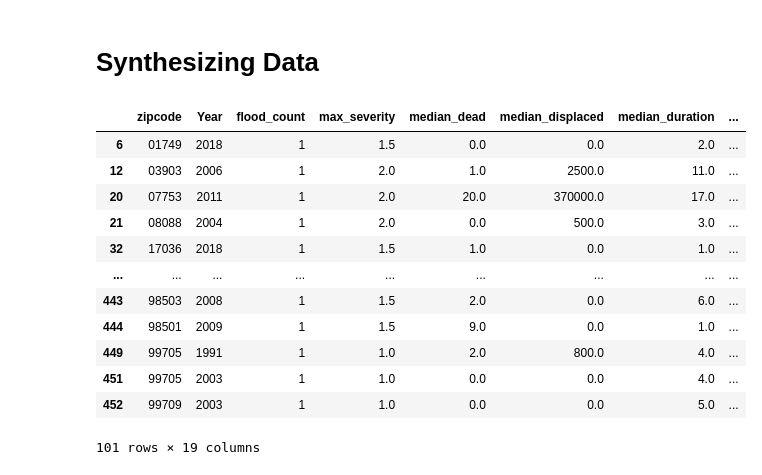
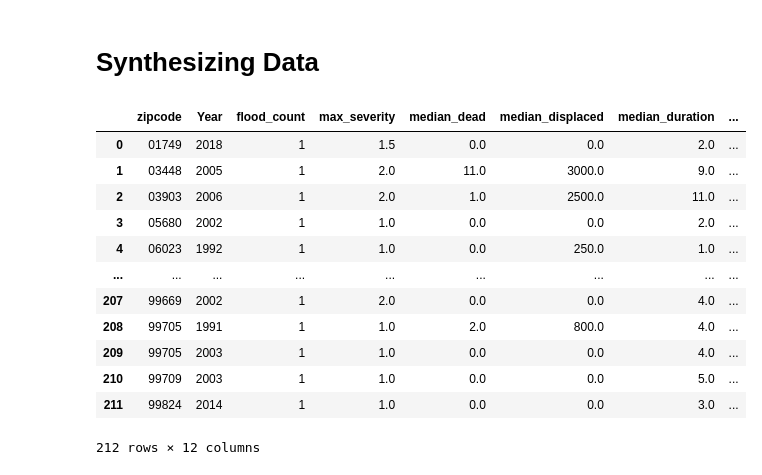
Before and after one commit to melina-thegarza/ml-climate, a Jupyter notebook: src/natural_disaster_housing_prediction.ipynb, the cells around one changed output. Saved outputs shown, nothing was run; the diff lists cells and outputs as text; code cells hidden in the pictures.

Commit message:
created synthetic data for housing-flood relationship

```diff
--- a/src/natural_disaster_housing_prediction.ipynb
+++ b/src/natural_disaster_housing_prediction.ipynb
@@ -407,20 +407,20 @@ Actual: [ 147.38 2220.62  236.46  186.07  128.93  113.15  179.46  733.52  127.62
   352.21]
 # %% [markdown]
 # Synthesizing Data
-# %%
-original_data = merged_data.copy(deep=True)
-original_data
-# %% [output]
-|  | zipcode | Year | flood_count | max_severity | median_dead | median_displaced | median_duration | ... |
-| 6 | 01749 | 2018 | 1 | 1.5 | 0.0 | 0.0 | 2.0 | ... |
-| 12 | 03903 | 2006 | 1 | 2.0 | 1.0 | 2500.0 | 11.0 | ... |
-| 20 | 07753 | 2011 | 1 | 2.0 | 20.0 | 370000.0 | 17.0 | ... |
-| 21 | 08088 | 2004 | 1 | 2.0 | 0.0 | 500.0 | 3.0 | ... |
-| 32 | 17036 | 2018 | 1 | 1.5 | 1.0 | 0.0 | 1.0 | ... |
-| ... | ... | ... | ... | ... | ... | ... | ... | ... |
-| 443 | 98503 | 2008 | 1 | 1.5 | 2.0 | 0.0 | 6.0 | ... |
-| 444 | 98501 | 2009 | 1 | 1.5 | 9.0 | 0.0 | 1.0 | ... |
-| 449 | 99705 | 1991 | 1 | 1.0 | 2.0 | 800.0 | 4.0 | ... |
-| 451 | 99705 | 2003 | 1 | 1.0 | 0.0 | 0.0 | 4.0 | ... |
-| 452 | 99709 | 2003 | 1 | 1.0 | 0.0 | 0.0 | 5.0 | ... |
-101 rows × 19 columns
+# %%
+original_data = pd.read_csv('merged_housing_flood_data.csv', dtype={'zipcode': str})
+original_data
+# %% [output]
+|  | zipcode | Year | flood_count | max_severity | median_dead | median_displaced | median_duration | ... |
+| 0 | 01749 | 2018 | 1 | 1.5 | 0.0 | 0.0 | 2.0 | ... |
+| 1 | 03448 | 2005 | 1 | 2.0 | 11.0 | 3000.0 | 9.0 | ... |
+| 2 | 03903 | 2006 | 1 | 2.0 | 1.0 | 2500.0 | 11.0 | ... |
+| 3 | 05680 | 2002 | 1 | 1.0 | 0.0 | 0.0 | 2.0 | ... |
+| 4 | 06023 | 1992 | 1 | 1.0 | 0.0 | 250.0 | 1.0 | ... |
+| ... | ... | ... | ... | ... | ... | ... | ... | ... |
+| 207 | 99669 | 2002 | 1 | 2.0 | 0.0 | 0.0 | 4.0 | ... |
+| 208 | 99705 | 1991 | 1 | 1.0 | 2.0 | 800.0 | 4.0 | ... |
+| 209 | 99705 | 2003 | 1 | 1.0 | 0.0 | 0.0 | 4.0 | ... |
+| 210 | 99709 | 2003 | 1 | 1.0 | 0.0 | 0.0 | 5.0 | ... |
+| 211 | 99824 | 2014 | 1 | 1.0 | 0.0 | 0.0 | 3.0 | ... |
+212 rows × 12 columns
```
Also changed, not shown: parts of 2 cells of this notebook, 1 other file.
